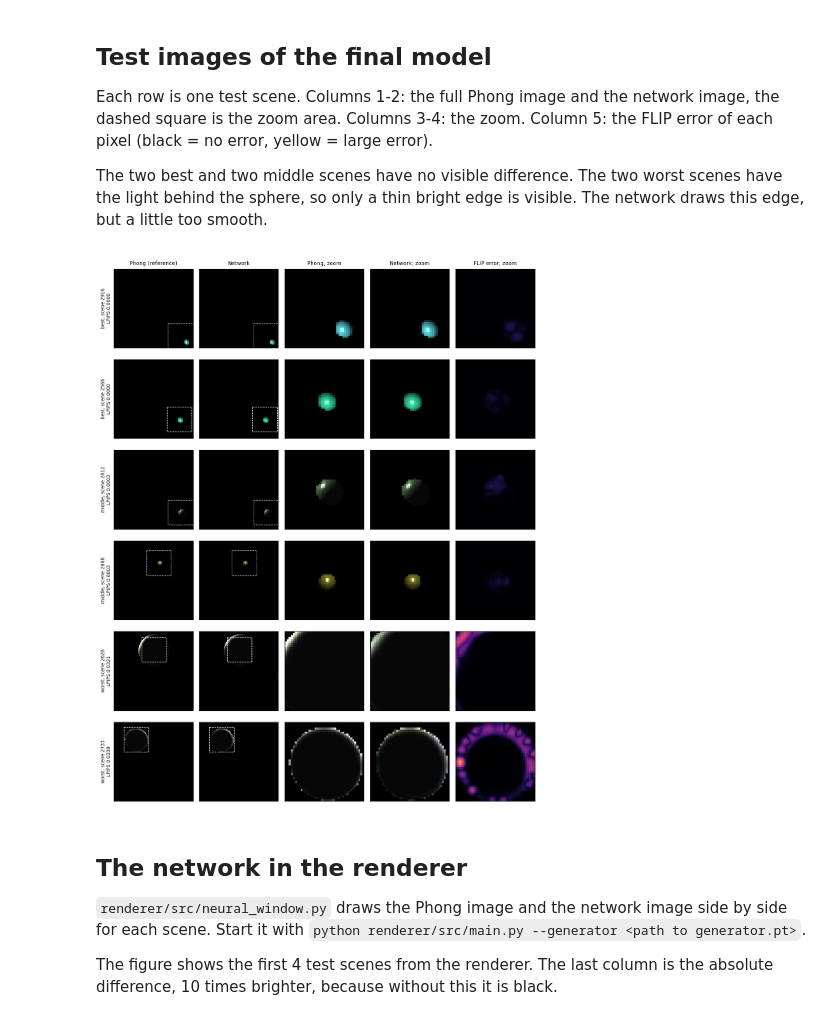
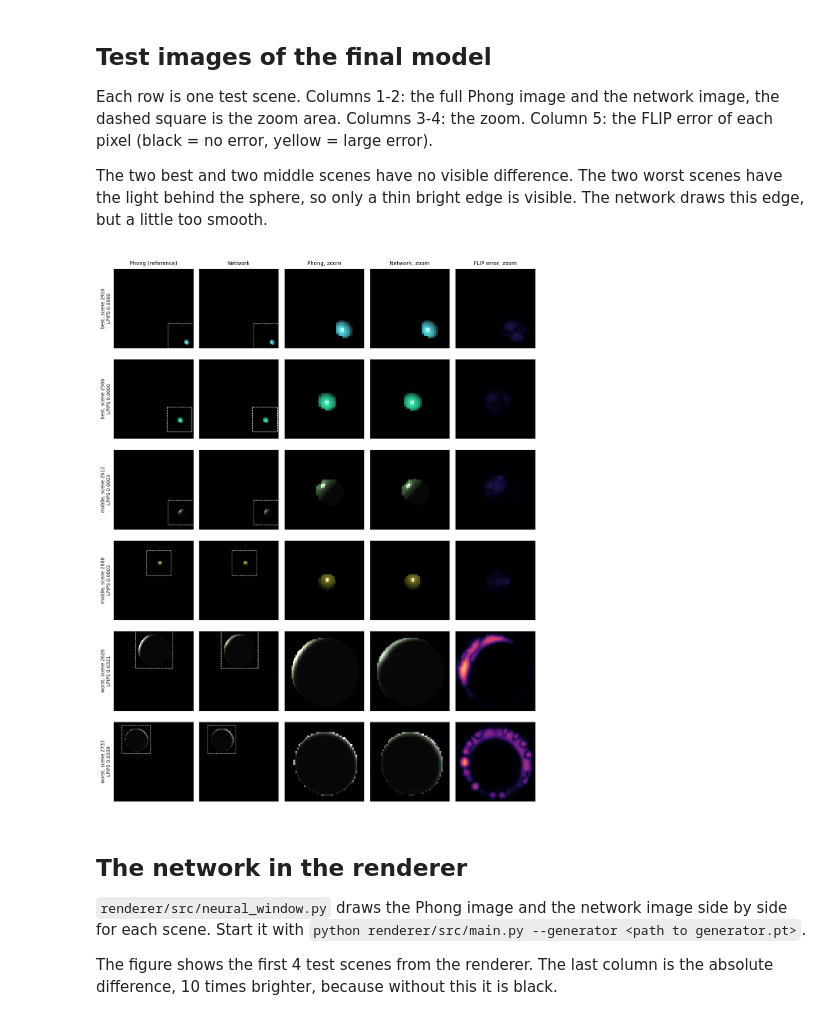
Before and after one commit to nataliachoszczyk/ComputerVisionAndImageProcessing, a Jupyter notebook: 03-rendering/experiments.ipynb, the cells around one changed output. Saved outputs shown, nothing was run; the diff lists cells and outputs as text; code cells hidden in the pictures.

Commit message:
Use the example figure with the full sphere in the zoom

```diff
--- a/03-rendering/experiments.ipynb
+++ b/03-rendering/experiments.ipynb
@@ -103,9 +103,9 @@ area. Columns 3-4: the zoom. Column 5: the FLIP error of each pixel (black = no
 The two best and two middle scenes have no visible difference. The two worst scenes have the light behind the sphere,
 so only a thin bright edge is visible. The network draws this edge, but a little too smooth.
 # %%
-display(Image(f"{RESULTS}/figures-v1/examples-gan-v2a.png"))
+display(Image(f"{RESULTS}/figures-v2/examples-gan-v2a.png"))
 # %% [output]
-[figure, old version]
+[figure, new version]
 # %% [markdown]
 ## The network in the renderer
 
```
Also changed, not shown: 3 other files.
